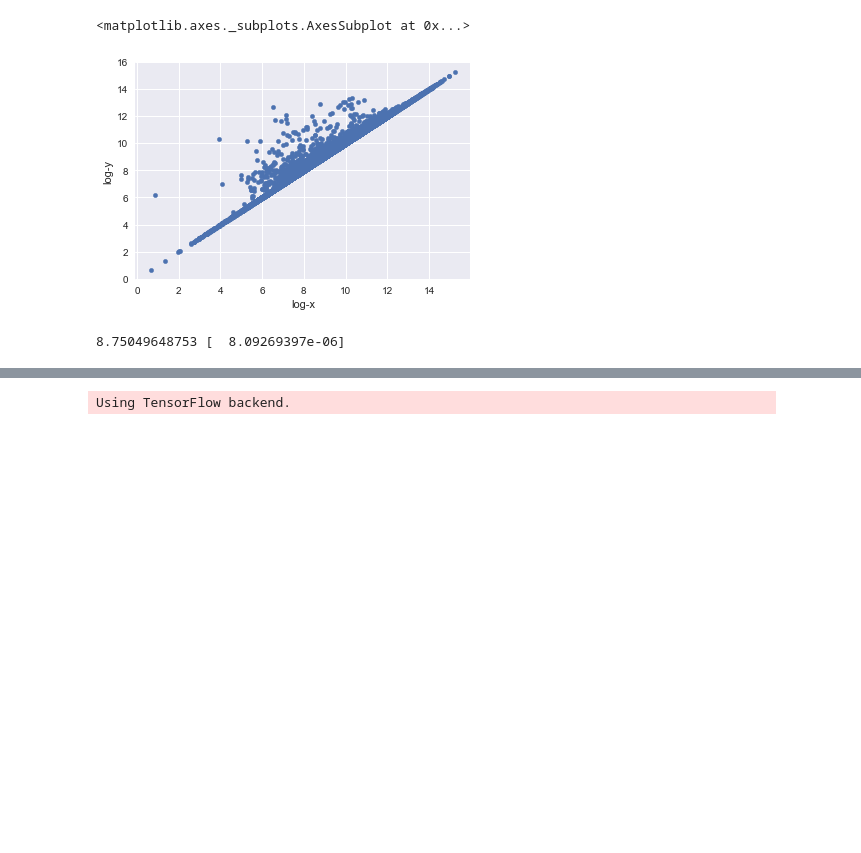
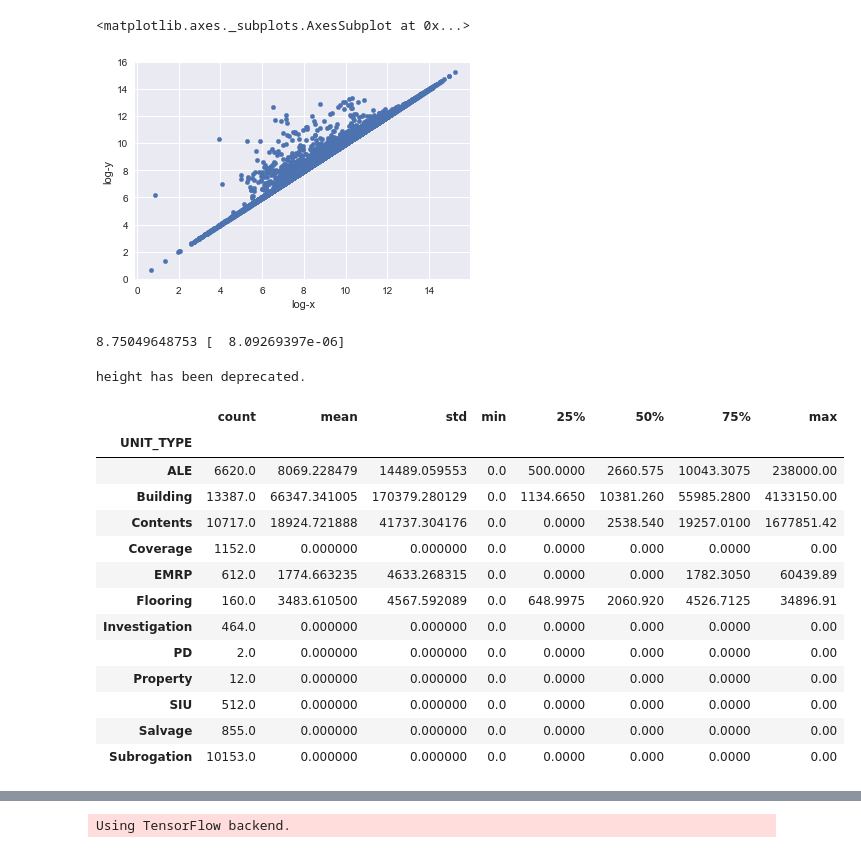
Before and after one commit to jnmbloem/Hans01, a Jupyter notebook: projects/final-project/Final Project v1.ipynb, the cells around one changed output, grey strips where cells are left out. Saved outputs shown, nothing was run; the diff lists cells and outputs as text; code cells hidden in the pictures; blank space fills up the shorter version.

```diff
--- a/projects/final-project/Final Project v1.ipynb
+++ b/projects/final-project/Final Project v1.ipynb
@@ -31,9 +31,9 @@ df = df_raw
 
 # print the coloumn names of the columns in the dataframe called df
 print df.columns.values
-print
+# print
 
-# print the indez values of the rows in the dataframe called df
+# print the index values of the rows in the dataframe called df
 # print df.index.values
 
 # print the number of rows in the dataframe called df
@@ -68,10 +68,8 @@ print
 # ???? determine all the possible values of UNIT_TYPE
 # ???? show for each value the mean
 
-
-
 # create dummy variables using get_dummies for all possible values of UNIT_TYPE then exclude the first dummy column
-area_dummies = pd.get_dummies(df.UNIT_TYPE, prefix='UNIT_TYPE').iloc[:, 1:]
+area_dummies = pd.get_dummies(df.UNIT_TYPE, prefix='UNIT_TYPE').iloc[:, 0:]
 # concatenate the dummy variable columns onto the original DataFrame (axis=0 means rows, axis=1 means columns)
 # note: concatenate allows you to combine two matrices next to eachother (make sure they have
 # the same number of rows!!!)
@@ -312,3 +325,31 @@ results = model.fit(X, y)
 print results.intercept_, results.coef_
 # %% [output]
 8.75049648753 [  8.09269397e-06]
+# %%
+# look at what is currently part of df10
+# the set_option command ensures the columns are "wide enough" to see the content
+
+pd.set_option('display.max_colwidth', -1)
+pd.set_option('display.height', 1000)
+pd.set_option('display.max_rows', 500)
+pd.set_option('display.max_columns', 500)
+pd.set_option('display.width', 1000)
+df10.describe()
+
+df.groupby('UNIT_TYPE').TOTAL_INDEMNITY_AMOUNT.describe()
+# %% [output]
+height has been deprecated.
+|  | count | mean | std | min | 25% | 50% | 75% | max |
+| UNIT_TYPE |  |  |  |  |  |  |  |  |
+| ALE | 6620.0 | 8069.228479 | 14489.059553 | 0.0 | 500.0000 | 2660.575 | 10043.3075 | 238000.00 |
+| Building | 13387.0 | 66347.341005 | 170379.280129 | 0.0 | 1134.6650 | 10381.260 | 55985.2800 | 4133150.00 |
+| Contents | 10717.0 | 18924.721888 | 41737.304176 | 0.0 | 0.0000 | 2538.540 | 19257.0100 | 1677851.42 |
+| Coverage | 1152.0 | 0.000000 | 0.000000 | 0.0 | 0.0000 | 0.000 | 0.0000 | 0.00 |
+| EMRP | 612.0 | 1774.663235 | 4633.268315 | 0.0 | 0.0000 | 0.000 | 1782.3050 | 60439.89 |
+| Flooring | 160.0 | 3483.610500 | 4567.592089 | 0.0 | 648.9975 | 2060.920 | 4526.7125 | 34896.91 |
+| Investigation | 464.0 | 0.000000 | 0.000000 | 0.0 | 0.0000 | 0.000 | 0.0000 | 0.00 |
+| PD | 2.0 | 0.000000 | 0.000000 | 0.0 | 0.0000 | 0.000 | 0.0000 | 0.00 |
+| Property | 12.0 | 0.000000 | 0.000000 | 0.0 | 0.0000 | 0.000 | 0.0000 | 0.00 |
+| SIU | 512.0 | 0.000000 | 0.000000 | 0.0 | 0.0000 | 0.000 | 0.0000 | 0.00 |
+| Salvage | 855.0 | 0.000000 | 0.000000 | 0.0 | 0.0000 | 0.000 | 0.0000 | 0.00 |
+| Subrogation | 10153.0 | 0.000000 | 0.000000 | 0.0 | 0.0000 | 0.000 | 0.0000 | 0.00 |
```
Also changed, not shown: parts of 23 cells of this notebook.
